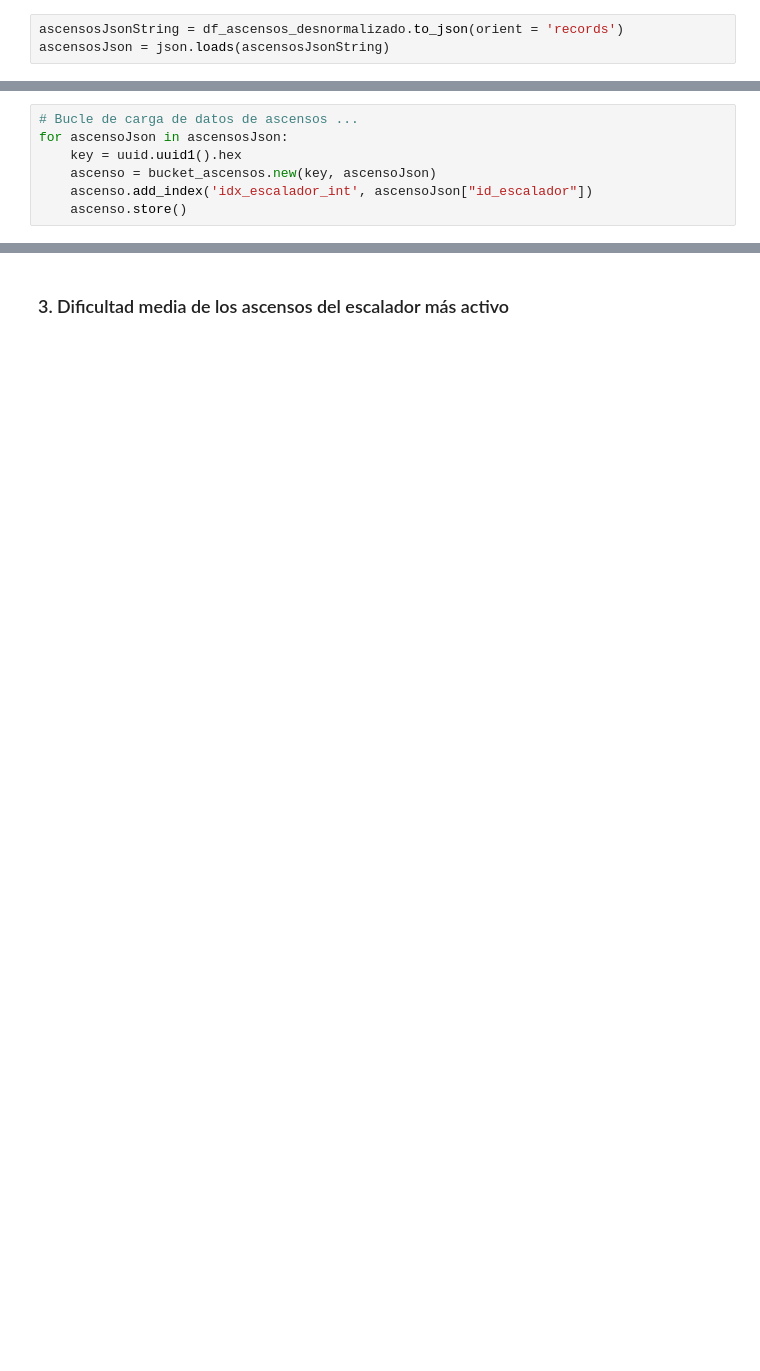
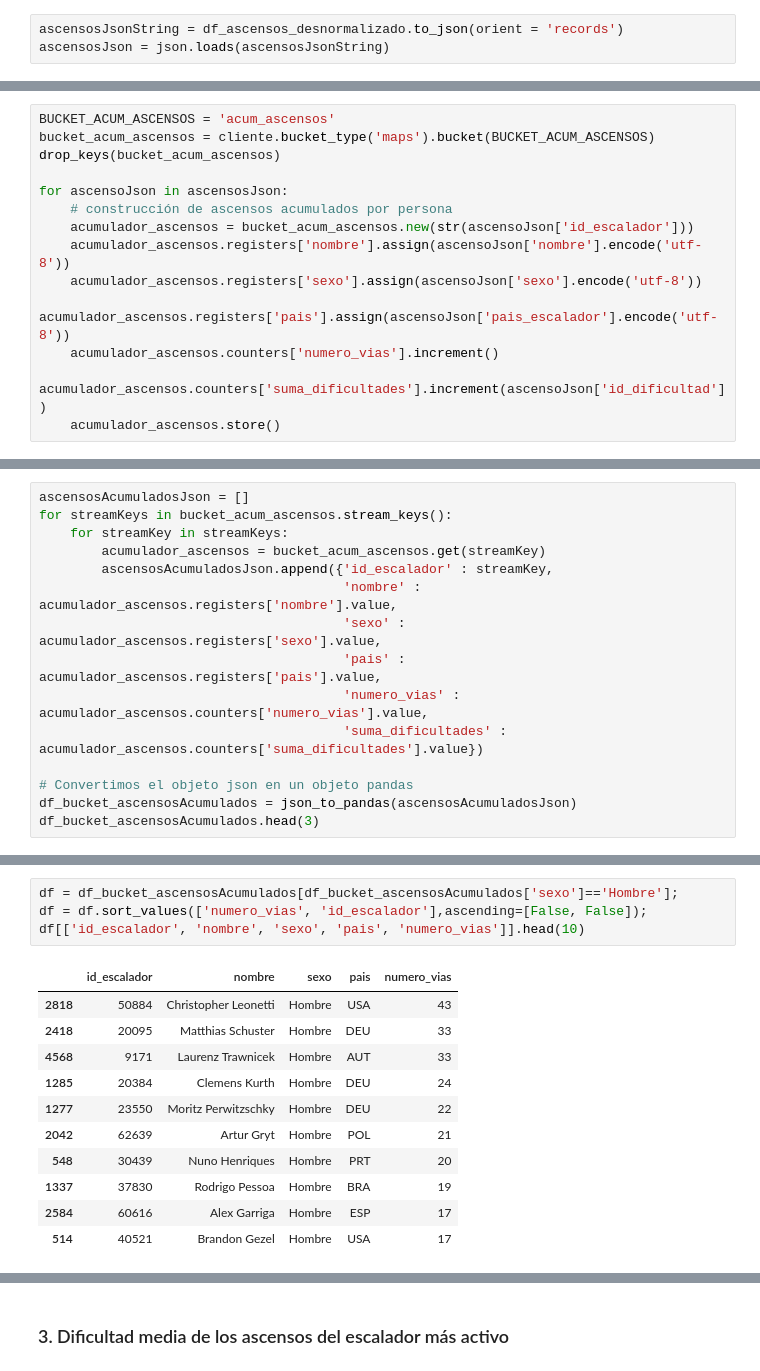
Before and after one commit to jmsanchezff/datahack_practica_bbdd, a Jupyter notebook: Riak.ipynb, the cells around one changed output, grey strips where cells are left out. Drawn from its saved outputs; the diff is of its cells as text; blank space fills up the shorter version.

```diff
--- a/Riak.ipynb
+++ b/Riak.ipynb
@@ -156,7 +92,0 @@ drop_keys(bucket_ascensos)
-# %%
-# Bucle de carga de datos de ascensos ...
-for ascensoJson in ascensosJson:
-    key = uuid.uuid1().hex
-    ascenso = bucket_ascensos.new(key, ascensoJson)
-    ascenso.add_index('idx_escalador_int', ascensoJson["id_escalador"])
-    ascenso.store()
@@ -162,0 +98,14 @@ for ascensoJson in ascensosJson:
+# %%
+BUCKET_ACUM_ASCENSOS = 'acum_ascensos'
+bucket_acum_ascensos = cliente.bucket_type('maps').bucket(BUCKET_ACUM_ASCENSOS)
+drop_keys(bucket_acum_ascensos)
+
+for ascensoJson in ascensosJson:
+    # construcción de ascensos acumulados por persona
+    acumulador_ascensos = bucket_acum_ascensos.new(str(ascensoJson['id_escalador']))
+    acumulador_ascensos.registers['nombre'].assign(ascensoJson['nombre'].encode('utf-8'))
+    acumulador_ascensos.registers['sexo'].assign(ascensoJson['sexo'].encode('utf-8'))
+    acumulador_ascensos.registers['pais'].assign(ascensoJson['pais_escalador'].encode('utf-8'))
+    acumulador_ascensos.counters['numero_vias'].increment()
+    acumulador_ascensos.counters['suma_dificultades'].increment(ascensoJson['id_dificultad'])
+    acumulador_ascensos.store()
@@ -162,0 +138,15 @@ for ascensoJson in ascensosJson:
+# %%
+ascensosAcumuladosJson = []
+for streamKeys in bucket_acum_ascensos.stream_keys():
+    for streamKey in streamKeys:
+        acumulador_ascensos = bucket_acum_ascensos.get(streamKey)
+        ascensosAcumuladosJson.append({'id_escalador' : streamKey,
+                                       'nombre' : acumulador_ascensos.registers['nombre'].value,
+                                       'sexo' : acumulador_ascensos.registers['sexo'].value,
+                                       'pais' : acumulador_ascensos.registers['pais'].value,
+                                       'numero_vias' : acumulador_ascensos.counters['numero_vias'].value,
+                                       'suma_dificultades' : acumulador_ascensos.counters['suma_dificultades'].value})
+
+# Convertimos el objeto json en un objeto pandas
+df_bucket_ascensosAcumulados = json_to_pandas(ascensosAcumuladosJson)
+df_bucket_ascensosAcumulados.head(3)
@@ -162,0 +177,16 @@ for ascensoJson in ascensosJson:
+# %%
+df = df_bucket_ascensosAcumulados[df_bucket_ascensosAcumulados['sexo']=='Hombre'];
+df = df.sort_values(['numero_vias', 'id_escalador'],ascending=[False, False]);
+df[['id_escalador', 'nombre', 'sexo', 'pais', 'numero_vias']].head(10)
+# %% [output]
+|  | id_escalador | nombre | sexo | pais | numero_vias |
+| 2818 | 50884 | Christopher Leonetti | Hombre | USA | 43 |
+| 2418 | 20095 | Matthias Schuster | Hombre | DEU | 33 |
+| 4568 | 9171 | Laurenz Trawnicek | Hombre | AUT | 33 |
+| 1285 | 20384 | Clemens Kurth | Hombre | DEU | 24 |
+| 1277 | 23550 | Moritz Perwitzschky | Hombre | DEU | 22 |
+| 2042 | 62639 | Artur Gryt | Hombre | POL | 21 |
+| 548 | 30439 | Nuno Henriques | Hombre | PRT | 20 |
+| 1337 | 37830 | Rodrigo Pessoa | Hombre | BRA | 19 |
+| 2584 | 60616 | Alex Garriga | Hombre | ESP | 17 |
+| 514 | 40521 | Brandon Gezel | Hombre | USA | 17 |
```
Also changed, not shown: parts of 39 cells of this notebook, 2 other files.
